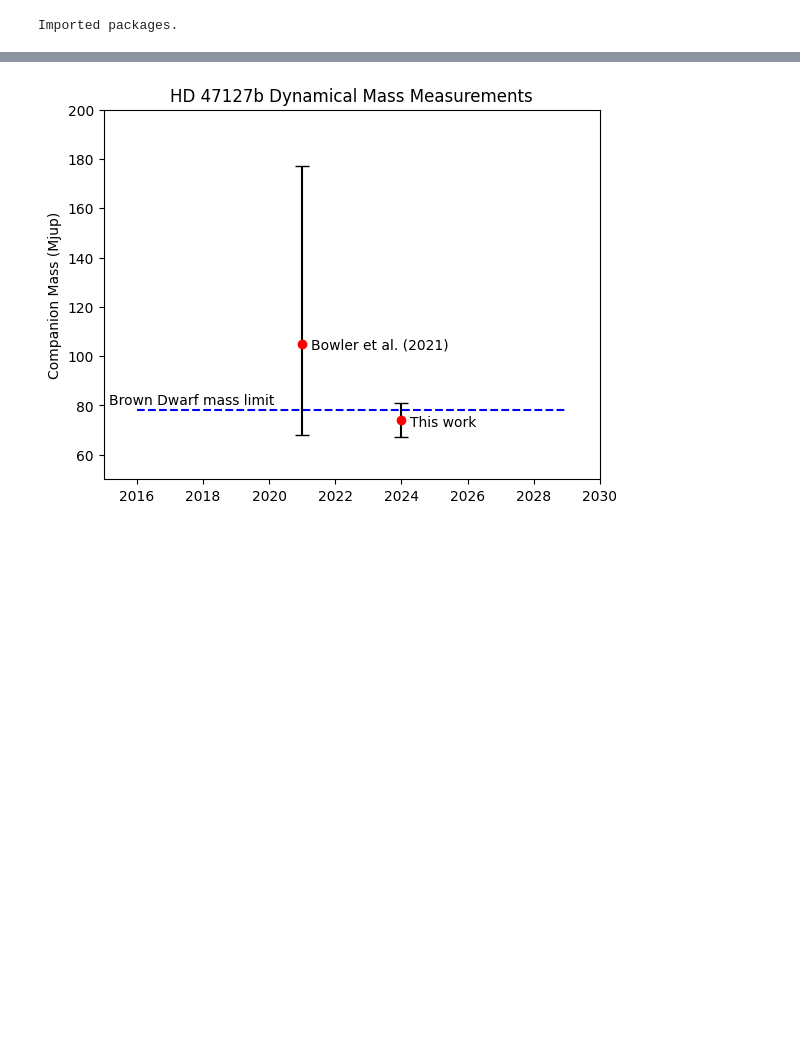
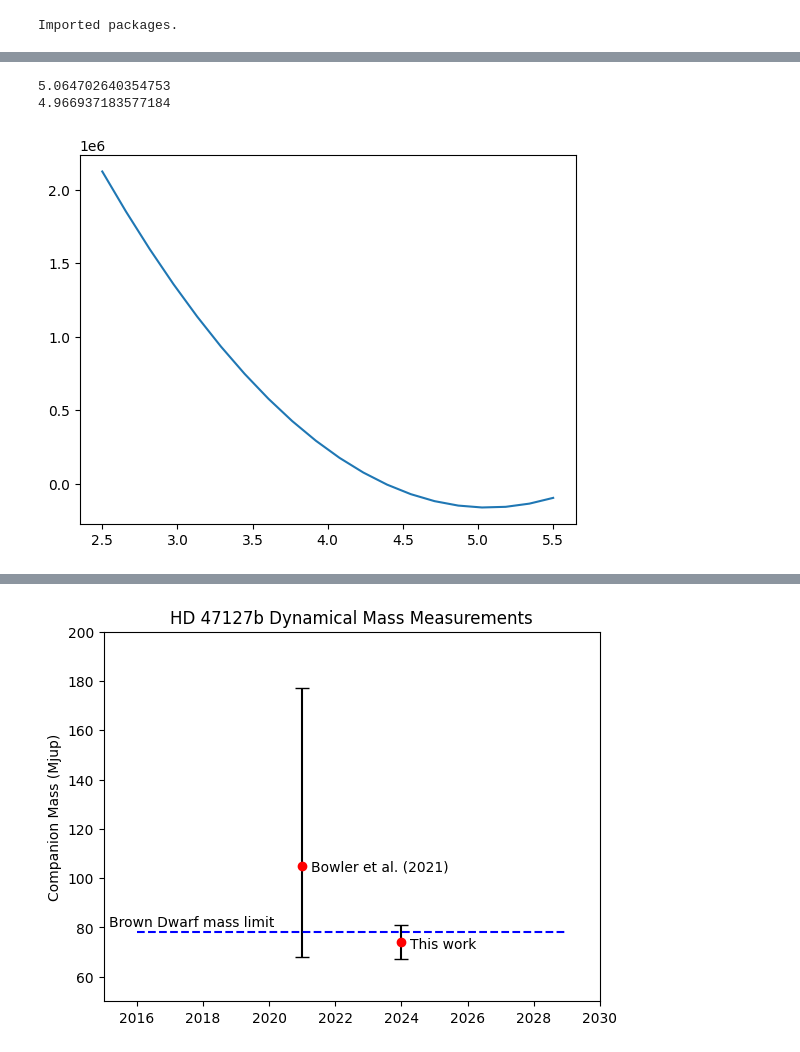
Before and after one commit to benlchang/HD47127-b-ADI, a Jupyter notebook: HD47127_ADI.ipynb, the cells around one changed output, grey strips where cells are left out. Saved outputs shown, nothing was run; the diff lists cells and outputs as text; code cells hidden in the pictures; blank space fills up the shorter version.

```diff
--- a/HD47127_ADI.ipynb
+++ b/HD47127_ADI.ipynb
@@ -500,3 +697,35 @@ Writing KLIPed Images to directory C:\Users\benlc\hd47127b\fmdata\FM_2023_02_H
+# %%
+
+bands = [
+    # "12_CH4short",
+    "12_Kshort",
+    # "02_H",
+    # "12_J"
+]
+
+resid_ctrs = {
+    "02_H": [5, 6],
+    "12_J": [7, 5],
+    "12_CH4short": [6, 6],
+    "12_Kshort": [7, 5]
+}
+
+boxrad=2
+
+for band in bands:
+    cy, cx = resid_ctrs[band]
+    parab = np.polyfit(fwhms[1:], [np.matrix.sum(np.matrix(imgs[cy-boxrad:cy+boxrad+1,cx-boxrad:cx+boxrad+1])) for imgs in residual_imgs[band][1:]], 2)
+    best_fwhm = -parab[1] / (2 * parab[0])
+    print(best_fwhm)
+
+    p_fit = np.polyval(parab, np.linspace(2.5, 5.5, 20))
+    plt.plot(np.linspace(2.5, 5.5, 20), p_fit)
+
+    print(univ_fwhms[band])
+# %% [output]
+5.064702640354753
+4.966937183577184
+[figure, added]
 # %%
 fit = processFMObject(band, 4.4754, cleaned=False)
 print("Planet flux scaler value (alpha) is at {0} with a 1-sigma uncertainty of {1}".format(fit.fit_flux.bestfit, fit.fit_flux.error))
```
Also changed, not shown: parts of 8 cells of this notebook.
